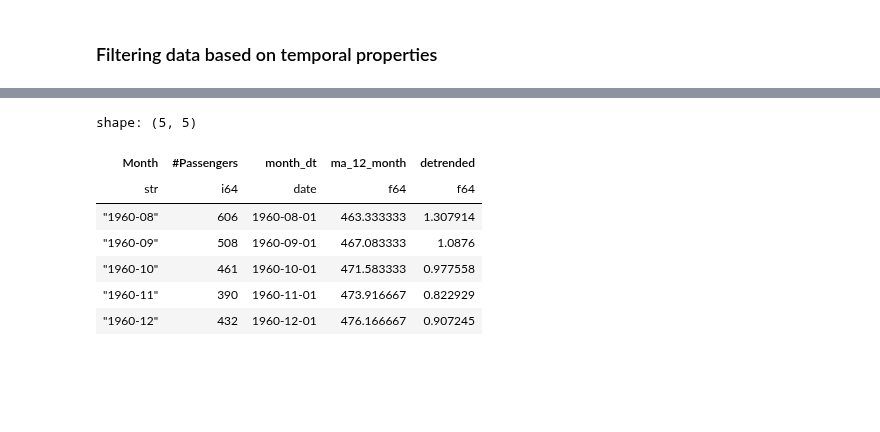
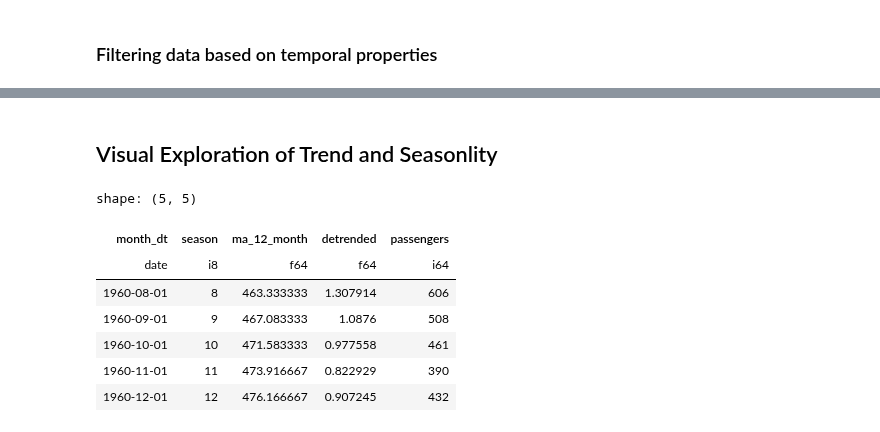
Before and after one commit to dataprogpy/code-samples, a Jupyter notebook: starter_files/09_time_series_analysis.ipynb, the cells around one changed output, grey strips where cells are left out. Saved outputs shown, nothing was run; the diff lists cells and outputs as text; code cells hidden in the pictures; blank space fills up the shorter version.

```diff
--- a/starter_files/09_time_series_analysis.ipynb
+++ b/starter_files/09_time_series_analysis.ipynb
@@ -180,24 +180,30 @@ ma_90 = base.mark_line(color='red').encode(
 (closing_price + ma_30 + ma_90)
 # %% [output]
 [interactive output not drawn]
+# %% [markdown]
+## Visual Exploration of Trend and Seasonlity
 # %%
-df_ap =     pl.read_csv("/content/drive/MyDrive/dataprogpy/data/AirPassengers.csv")
+df_ap = pl.read_csv("/content/drive/MyDrive/dataprogpy/data/AirPassengers.csv")
 
 df_ap = df_ap.with_columns(
     pl.col("Month").str.strptime(pl.Date, format="%Y-%m").alias("month_dt"),
     pl.col("#Passengers").rolling_mean(window_size=12).alias("ma_12_month"),
 ).with_columns(
+    pl.col("month_dt").dt.month().alias("season"),
     (pl.col("#Passengers")/pl.col("ma_12_month")).alias("detrended")
+).select(
+    pl.col("month_dt","season","ma_12_month","detrended" ),
+    pl.col("#Passengers").alias("passengers")
 )
+
+df_ap.tail()
+# %% [output]
+shape: (5, 5)
+| month_dt | season | ma_12_month | detrended | passengers |
+| date | i8 | f64 | f64 | i64 |
+| 1960-08-01 | 8 | 463.333333 | 1.307914 | 606 |
+| 1960-09-01 | 9 | 467.083333 | 1.0876 | 508 |
+| 1960-10-01 | 10 | 471.583333 | 0.977558 | 461 |
+| 1960-11-01 | 11 | 473.916667 | 0.822929 | 390 |
+| 1960-12-01 | 12 | 476.166667 | 0.907245 | 432 |
-# %%
-df_ap.tail()
-# %% [output]
-shape: (5, 5)
-| Month | #Passengers | month_dt | ma_12_month | detrended |
-| str | i64 | date | f64 | f64 |
-| "1960-08" | 606 | 1960-08-01 | 463.333333 | 1.307914 |
-| "1960-09" | 508 | 1960-09-01 | 467.083333 | 1.0876 |
-| "1960-10" | 461 | 1960-10-01 | 471.583333 | 0.977558 |
-| "1960-11" | 390 | 1960-11-01 | 473.916667 | 0.822929 |
-| "1960-12" | 432 | 1960-12-01 | 476.166667 | 0.907245 |
 # %%
```
Also changed, not shown: parts of 2 cells of this notebook.
